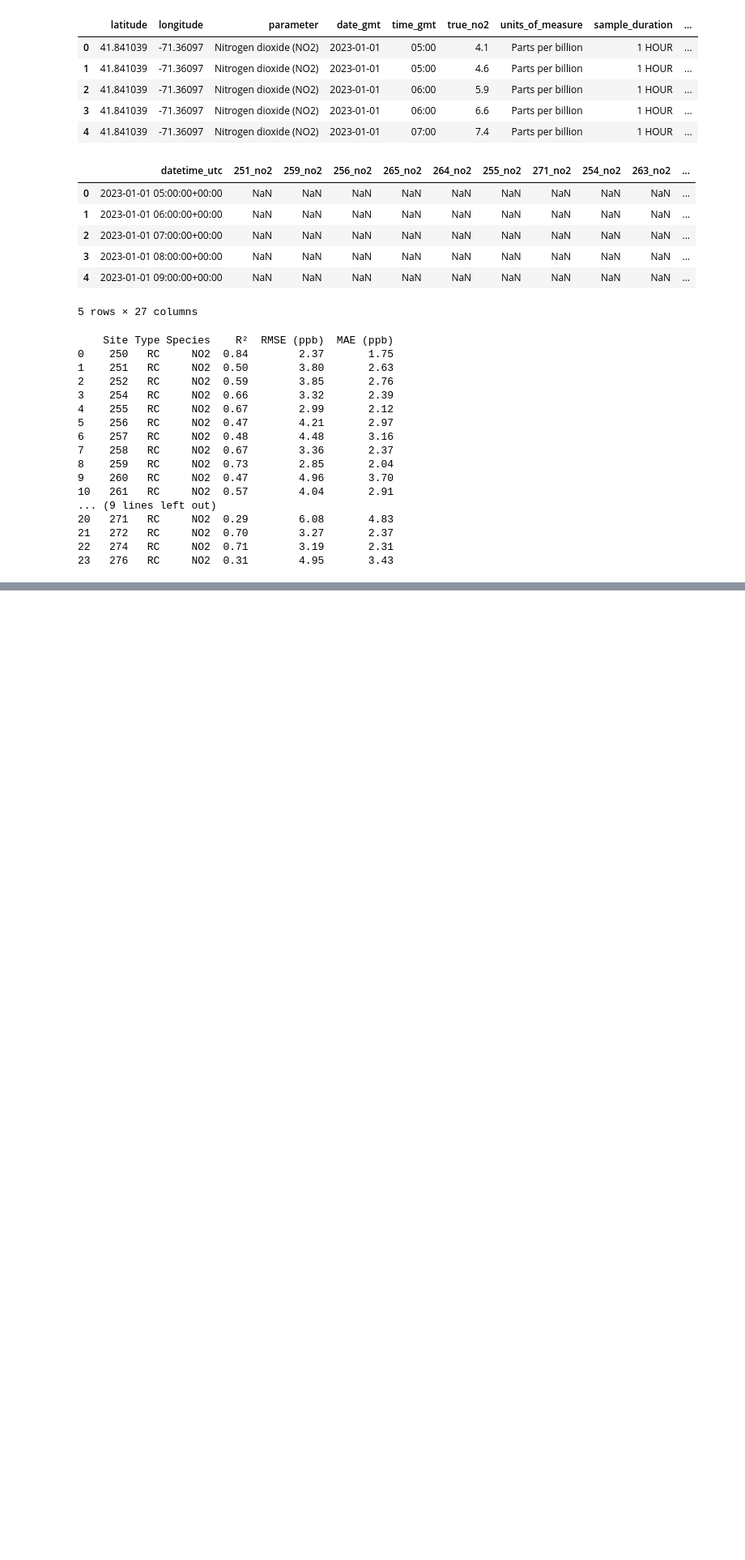
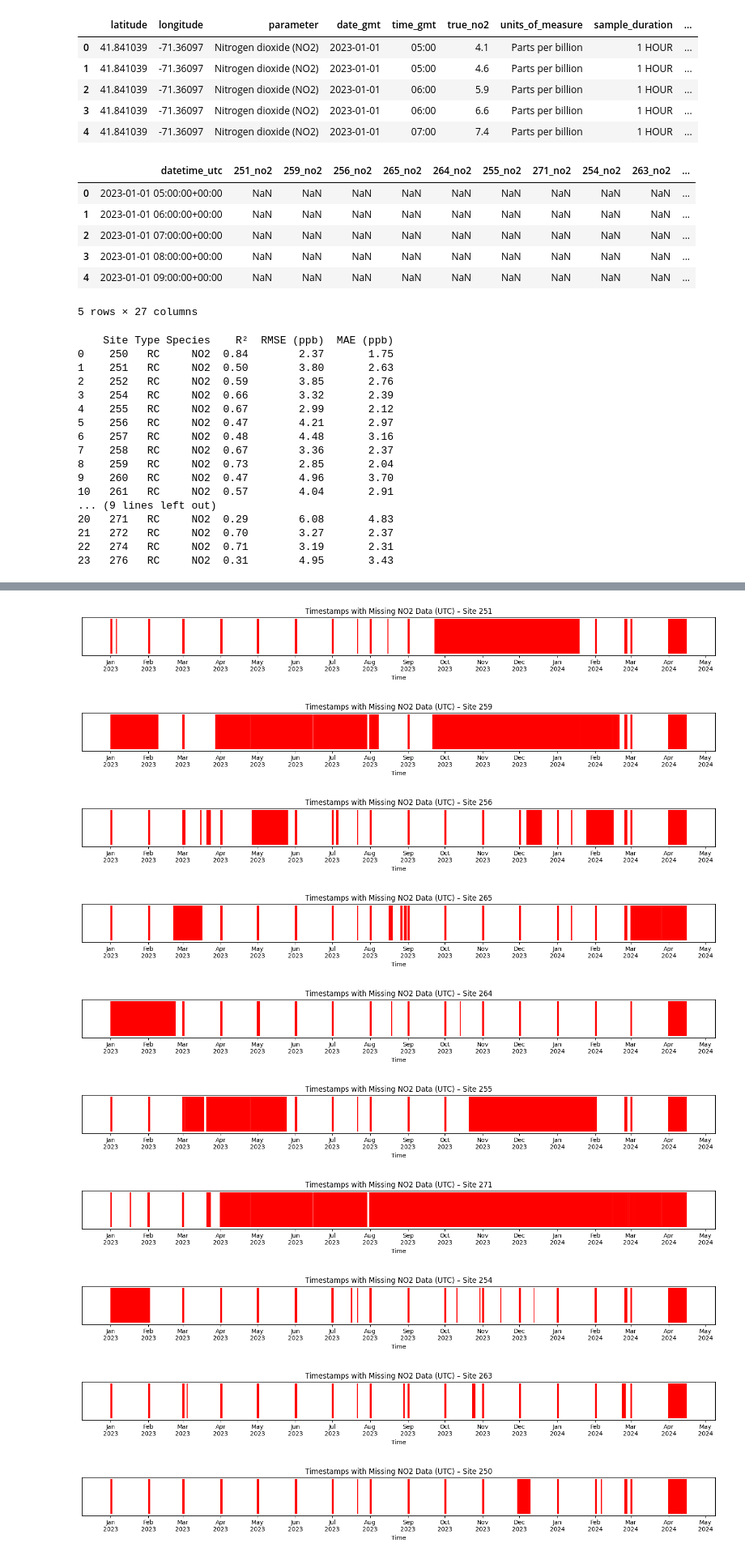
Before and after one commit to jacklardner/calibrated-no2-EDA, a Jupyter notebook: calibrated_to_EP.ipynb, the cells around one changed output, grey strips where cells are left out. Shown at 81% size. Drawn from its saved outputs; the diff is of its cells as text; code cells hidden in the pictures; blank space fills up the shorter version.

```diff
--- a/calibrated_to_EP.ipynb
+++ b/calibrated_to_EP.ipynb
@@ -916,0 +1055,22 @@ print(results_df)
+# %%
+negative_stats = []
+
+site_columns = [col for col in merged_df.columns if col not in ["datetime_utc", "true_no2"]]
+
+for site in site_columns:
+    site_data = merged_df[site].dropna()
+    total_valid = len(site_data)
+
+    if total_valid == 0:
+        pct_negative = np.nan
+    else:
+        pct_negative = 100 * (site_data < 0).sum() / total_valid
+
+    negative_stats.append({
+        "Site": int(site.split("_")[0]),
+        "% Negative (< 0)": round(pct_negative, 2)
+    })
+
+negative_df = pd.DataFrame(negative_stats).sort_values("Site").reset_index(drop=True)
+
+print(negative_df)
@@ -916,0 +1095,27 @@ print(results_df)
+# %%
+for site in site_columns:
+    site_data = merged_df[["datetime_utc", site]].copy()
+    site_data["missing"] = site_data[site].isna()
+
+    missing_times = site_data.loc[site_data["missing"], "datetime_utc"]
+
+    plt.figure(figsize=(15, 2))
+    plt.vlines(missing_times, ymin=0, ymax=1, color="red", alpha=0.7)
+    plt.title(f"Timestamps with Missing NO2 Data (UTC) – Site {site.split('_')[0]}")
+    plt.yticks([])
+    plt.xlabel("Time")
+    plt.gca().xaxis.set_major_locator(mdates.MonthLocator(interval=1))
+    plt.gca().xaxis.set_major_formatter(mdates.DateFormatter('%b\n%Y'))
+    plt.tight_layout()
+    plt.show()
+# %% [output]
+[figure, added]
+[figure, added]
+[figure, added]
+[figure, added]
+[figure, added]
+[figure, added]
+[figure, added]
+[figure, added]
+[figure, added]
+[figure, added]
```
Also changed, not shown: parts of 7 cells of this notebook.
